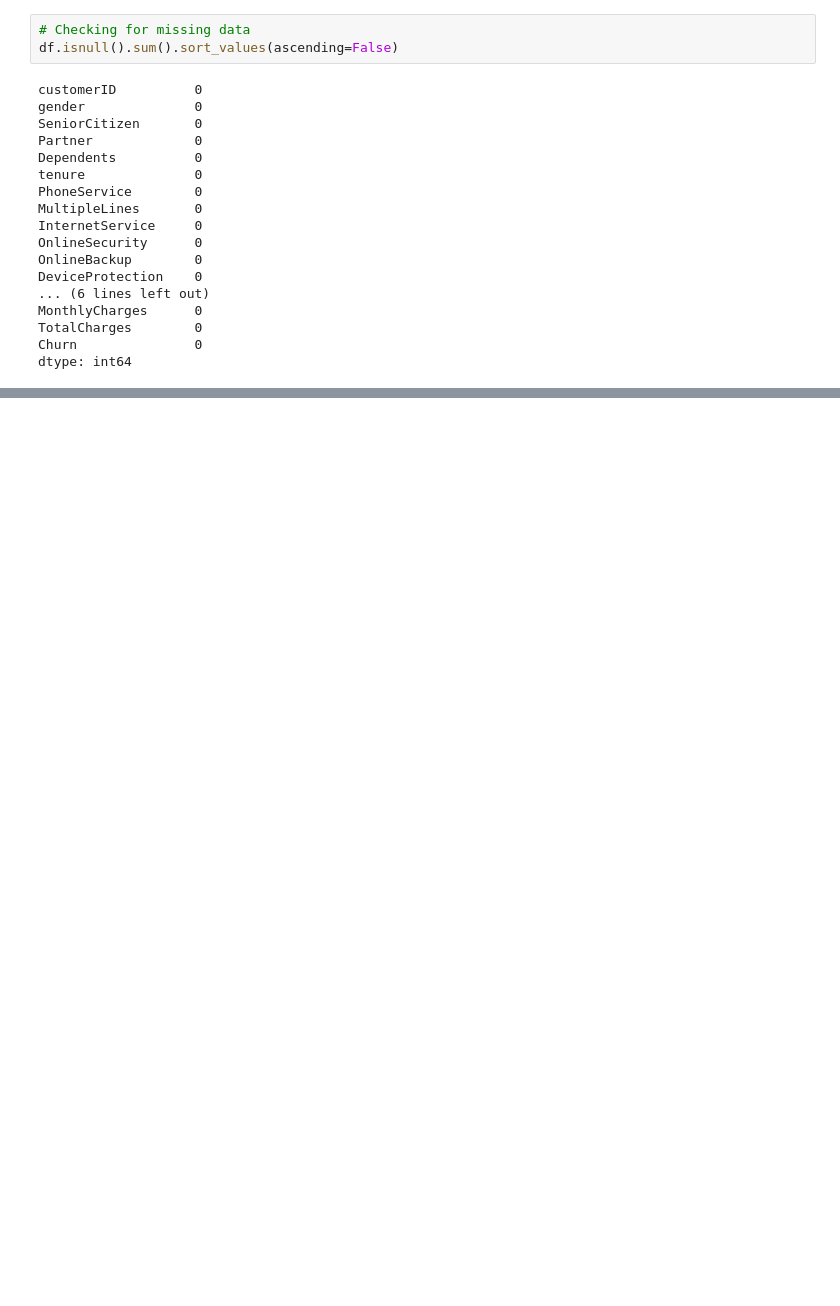
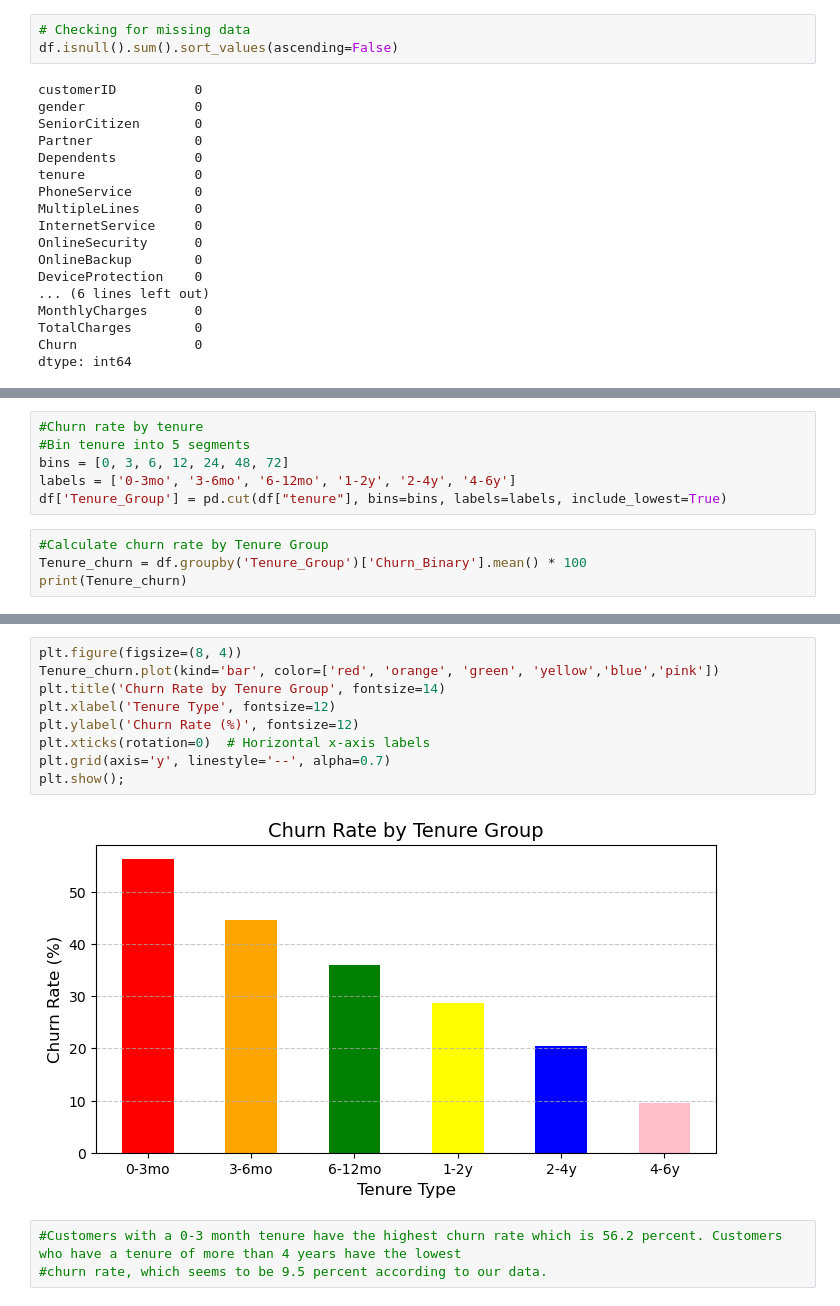
Before and after one commit to NCa307/Week5_project_prep, a Jupyter notebook: week5_project.ipynb, the cells around one changed output, grey strips where cells are left out. Cells and saved outputs as stored; diff of their text form; blank space fills up the shorter version.

```diff
--- a/week5_project.ipynb
+++ b/week5_project.ipynb
@@ -113,0 +219,10 @@ dtype: int64
+# %%
+#Churn rate by tenure
+#Bin tenure into 5 segments
+bins = [0, 3, 6, 12, 24, 48, 72]
+labels = ['0-3mo', '3-6mo', '6-12mo', '1-2y', '2-4y', '4-6y']
+df['Tenure_Group'] = pd.cut(df["tenure"], bins=bins, labels=labels, include_lowest=True)
+# %%
+#Calculate churn rate by Tenure Group
+Tenure_churn = df.groupby('Tenure_Group')['Churn_Binary'].mean() * 100
+print(Tenure_churn)
@@ -113,0 +238,14 @@ dtype: int64
+# %%
+plt.figure(figsize=(8, 4))
+Tenure_churn.plot(kind='bar', color=['red', 'orange', 'green', 'yellow','blue','pink'])
+plt.title('Churn Rate by Tenure Group', fontsize=14)
+plt.xlabel('Tenure Type', fontsize=12)
+plt.ylabel('Churn Rate (%)', fontsize=12)
+plt.xticks(rotation=0)  # Horizontal x-axis labels
+plt.grid(axis='y', linestyle='--', alpha=0.7)
+plt.show();
+# %% [output]
+[figure, added]
+# %%
+#Customers with a 0-3 month tenure have the highest churn rate which is 56.2 percent. Customers who have a tenure of more than 4 years have the lowest
+#churn rate, which seems to be 9.5 percent according to our data.
```
Also changed, not shown: parts of 37 cells of this notebook.
